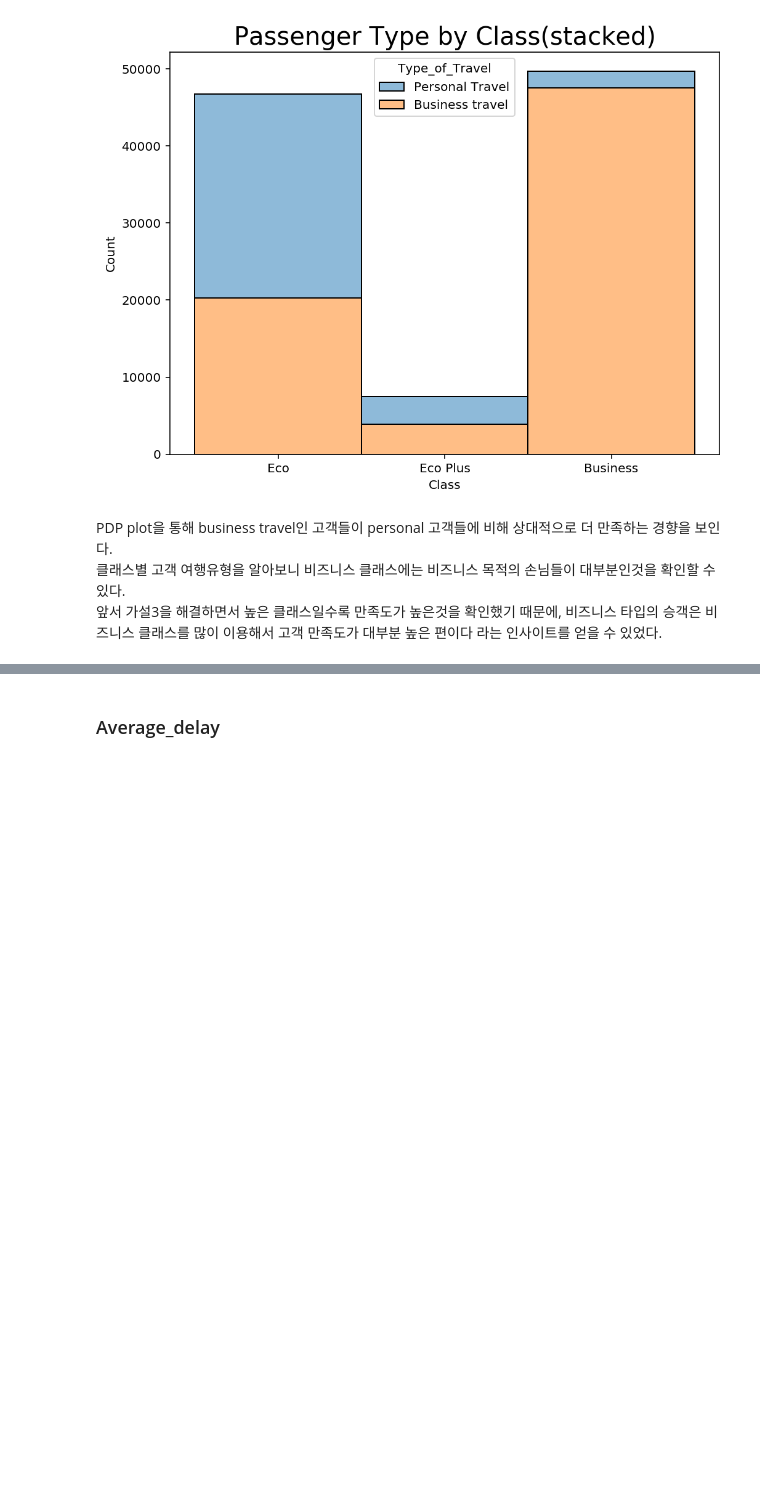
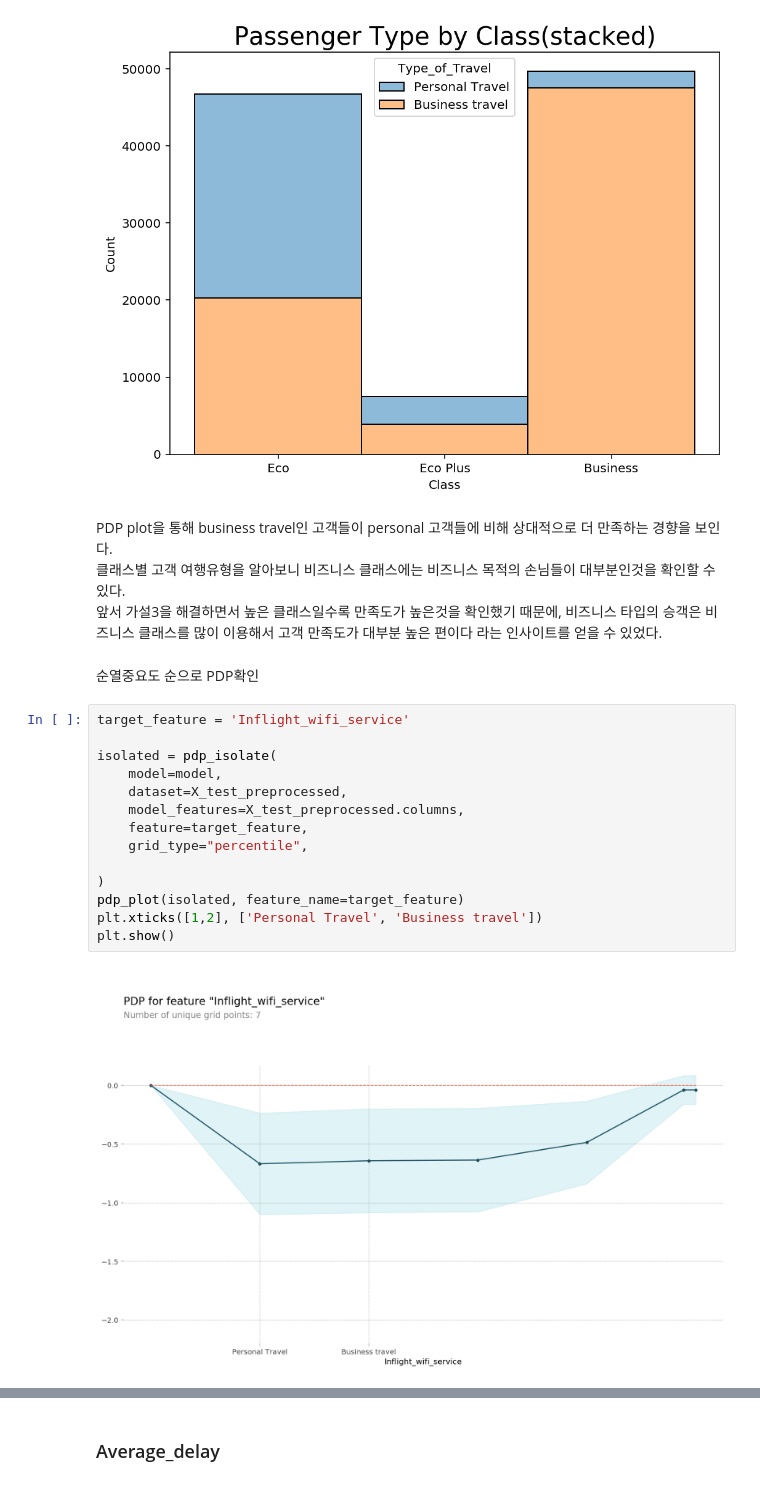
Before and after one commit to SYKIM5396/Airline_Satisfaction, a Jupyter notebook: Part4_6.ipynb, the cells around one changed output, grey strips where cells are left out. Drawn from its saved outputs; the diff is of its cells as text; blank space fills up the shorter version.

```diff
--- a/Part4_6.ipynb
+++ b/Part4_6.ipynb
@@ -280,3 +280,21 @@ plt.show();
 PDP plot을 통해 business travel인 고객들이 personal 고객들에 비해 상대적으로 더 만족하는 경향을 보인다.
 클래스별 고객 여행유형을 알아보니 비즈니스 클래스에는 비즈니스 목적의 손님들이 대부분인것을 확인할 수 있다.
 앞서 가설3을 해결하면서 높은 클래스일수록 만족도가 높은것을 확인했기 때문에, 비즈니스 타입의 승객은 비즈니스 클래스를 많이 이용해서 고객 만족도가 대부분 높은 편이다 라는 인사이트를 얻을 수 있었다.
+# %% [markdown]
+순열중요도 순으로 PDP확인
+# %%
+target_feature = 'Inflight_wifi_service'
+
+isolated = pdp_isolate(
+    model=model,
+    dataset=X_test_preprocessed,
+    model_features=X_test_preprocessed.columns,
+    feature=target_feature,
+    grid_type="percentile",
+
+)
+pdp_plot(isolated, feature_name=target_feature)
+plt.xticks([1,2], ['Personal Travel', 'Business travel'])
+plt.show()
+# %% [output]
+[figure, added]
```
Also changed, not shown: parts of 8 cells of this notebook.
